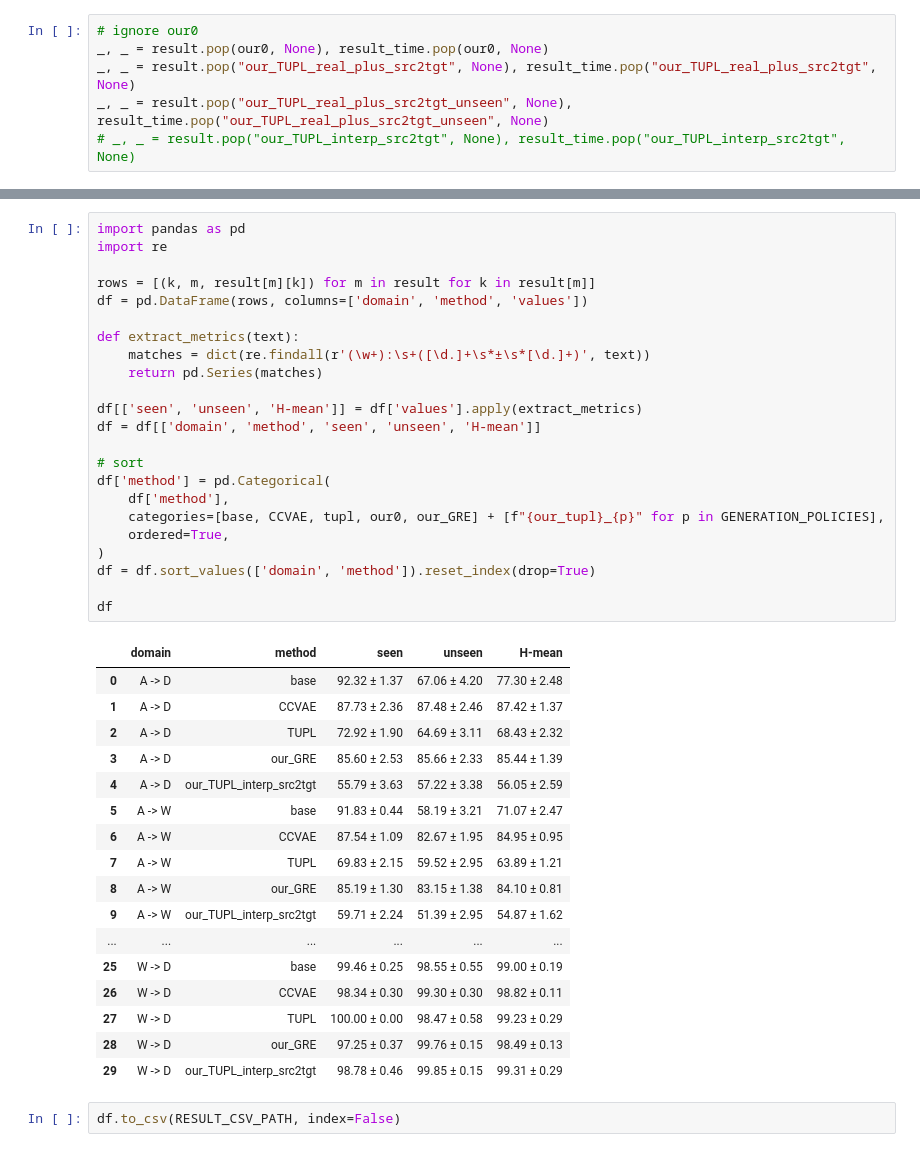
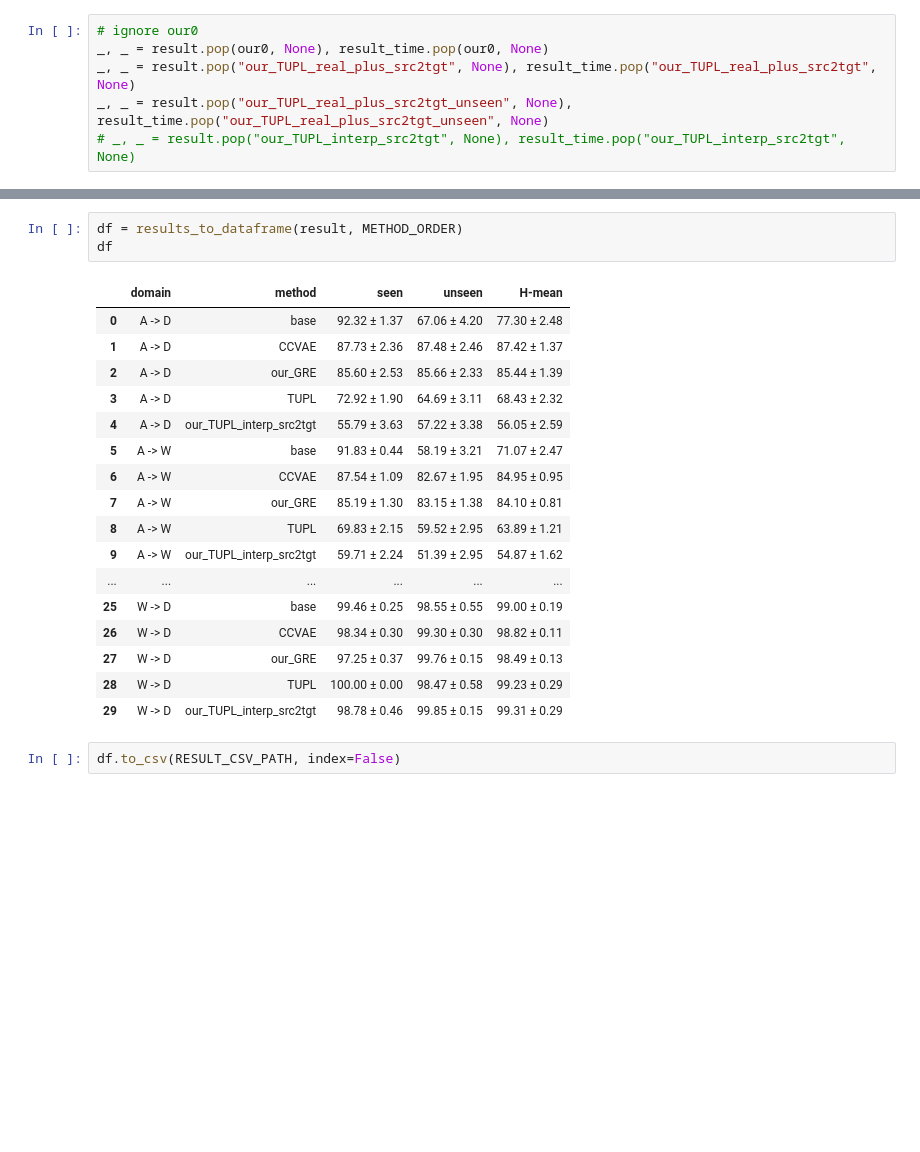
Before and after one commit to abolfazlasad/changeDomainNotebooks, a Jupyter notebook: notebooks/effective-gzsda/gzsda/expriment-office31.ipynb, the cells around one changed output, grey strips where cells are left out. Saved outputs shown, nothing was run; the diff lists cells and outputs as text; blank space fills up the shorter version.

Commit message:
[notebook][effective-gzsda][gzsda] Share result-table builders in utils_report

```diff
--- a/notebooks/effective-gzsda/gzsda/expriment-office31.ipynb
+++ b/notebooks/effective-gzsda/gzsda/expriment-office31.ipynb
@@ -296,45 +283,25 @@ df_time = pd.DataFrame(
 df_time.to_csv(RESULT_TIME_CSV_PATH, index=False)
 # df_time
 # %%
-import pandas as pd
-import re
-
-rows = [(k, m, result[m][k]) for m in result for k in result[m]]
-df = pd.DataFrame(rows, columns=['domain', 'method', 'values'])
-
-def extract_metrics(text):
-    matches = dict(re.findall(r'(\w+):\s+([\d.]+\s*±\s*[\d.]+)', text))
-    return pd.Series(matches)
-
-df[['seen', 'unseen', 'H-mean']] = df['values'].apply(extract_metrics)
-df = df[['domain', 'method', 'seen', 'unseen', 'H-mean']]
-
-# sort
-df['method'] = pd.Categorical(
-    df['method'],
-    categories=[base, CCVAE, tupl, our0, our_GRE] + [f"{our_tupl}_{p}" for p in GENERATION_POLICIES],
-    ordered=True,
-)
-df = df.sort_values(['domain', 'method']).reset_index(drop=True)
-
+df = results_to_dataframe(result, METHOD_ORDER)
 df
 # %% [output]
 |  | domain | method | seen | unseen | H-mean |
 | 0 | A -> D | base | 92.32 ± 1.37 | 67.06 ± 4.20 | 77.30 ± 2.48 |
 | 1 | A -> D | CCVAE | 87.73 ± 2.36 | 87.48 ± 2.46 | 87.42 ± 1.37 |
-| 2 | A -> D | TUPL | 72.92 ± 1.90 | 64.69 ± 3.11 | 68.43 ± 2.32 |
-| 3 | A -> D | our_GRE | 85.60 ± 2.53 | 85.66 ± 2.33 | 85.44 ± 1.39 |
+| 2 | A -> D | our_GRE | 85.60 ± 2.53 | 85.66 ± 2.33 | 85.44 ± 1.39 |
+| 3 | A -> D | TUPL | 72.92 ± 1.90 | 64.69 ± 3.11 | 68.43 ± 2.32 |
 | 4 | A -> D | our_TUPL_interp_src2tgt | 55.79 ± 3.63 | 57.22 ± 3.38 | 56.05 ± 2.59 |
 | 5 | A -> W | base | 91.83 ± 0.44 | 58.19 ± 3.21 | 71.07 ± 2.47 |
 | 6 | A -> W | CCVAE | 87.54 ± 1.09 | 82.67 ± 1.95 | 84.95 ± 0.95 |
-| 7 | A -> W | TUPL | 69.83 ± 2.15 | 59.52 ± 2.95 | 63.89 ± 1.21 |
-| 8 | A -> W | our_GRE | 85.19 ± 1.30 | 83.15 ± 1.38 | 84.10 ± 0.81 |
+| 7 | A -> W | our_GRE | 85.19 ± 1.30 | 83.15 ± 1.38 | 84.10 ± 0.81 |
+| 8 | A -> W | TUPL | 69.83 ± 2.15 | 59.52 ± 2.95 | 63.89 ± 1.21 |
 | 9 | A -> W | our_TUPL_interp_src2tgt | 59.71 ± 2.24 | 51.39 ± 2.95 | 54.87 ± 1.62 |
 | ... | ... | ... | ... | ... | ... |
 | 25 | W -> D | base | 99.46 ± 0.25 | 98.55 ± 0.55 | 99.00 ± 0.19 |
 | 26 | W -> D | CCVAE | 98.34 ± 0.30 | 99.30 ± 0.30 | 98.82 ± 0.11 |
-| 27 | W -> D | TUPL | 100.00 ± 0.00 | 98.47 ± 0.58 | 99.23 ± 0.29 |
-| 28 | W -> D | our_GRE | 97.25 ± 0.37 | 99.76 ± 0.15 | 98.49 ± 0.13 |
+| 27 | W -> D | our_GRE | 97.25 ± 0.37 | 99.76 ± 0.15 | 98.49 ± 0.13 |
+| 28 | W -> D | TUPL | 100.00 ± 0.00 | 98.47 ± 0.58 | 99.23 ± 0.29 |
 | 29 | W -> D | our_TUPL_interp_src2tgt | 98.78 ± 0.46 | 99.85 ± 0.15 | 99.31 ± 0.29 |
 # %%
 df.to_csv(RESULT_CSV_PATH, index=False)
```
Also changed, not shown: parts of 2 cells of this notebook, 10 other files.
